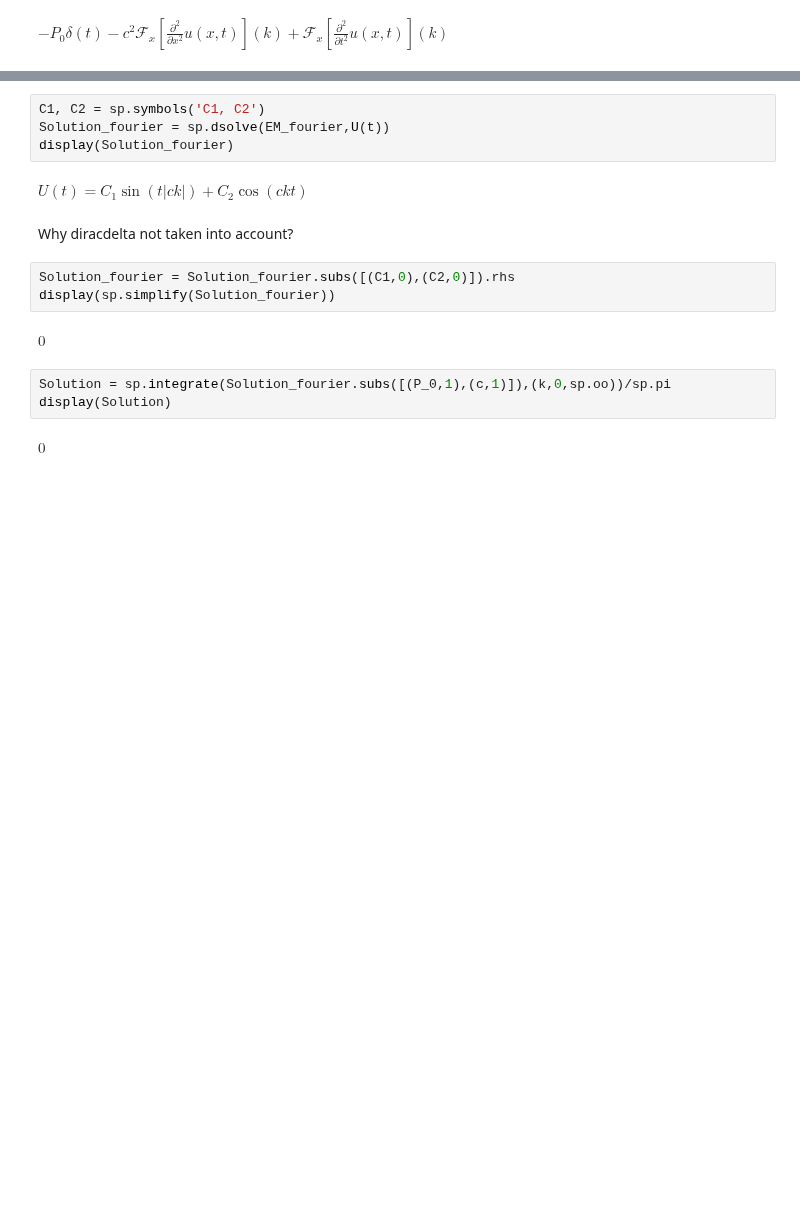
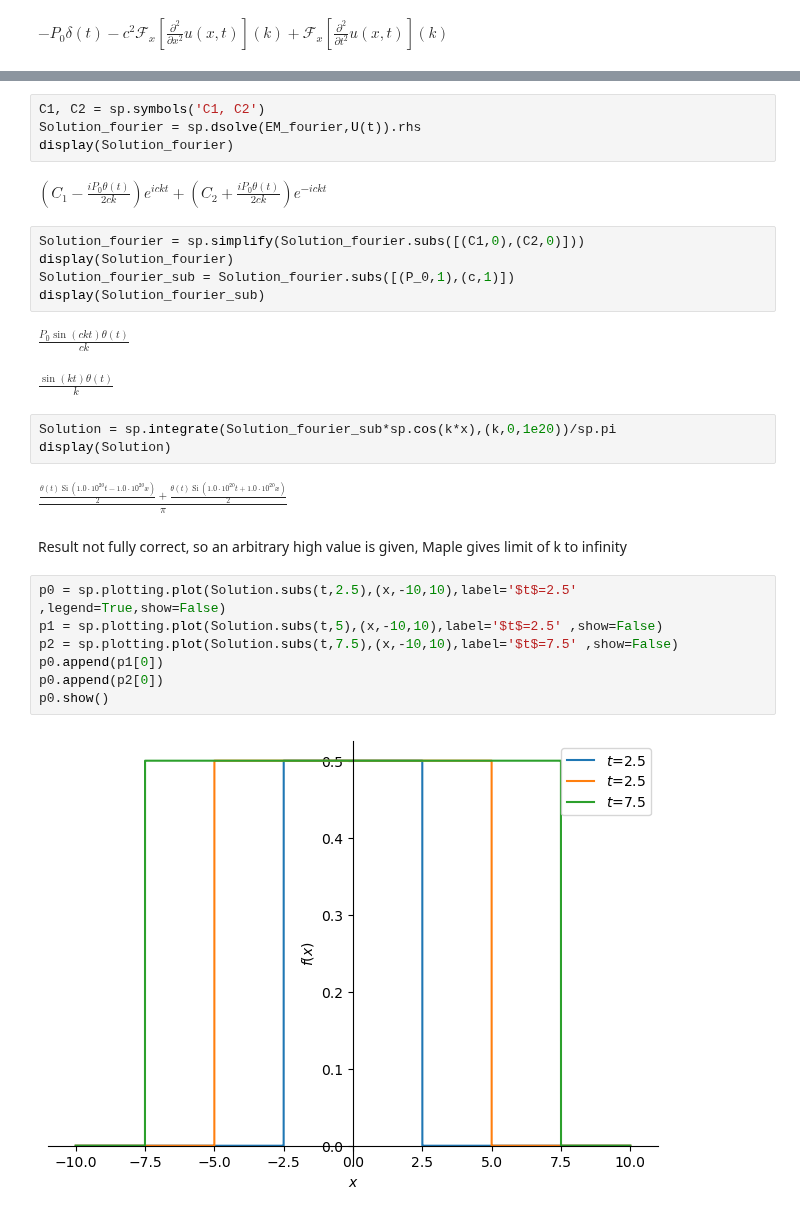
Before and after one commit to TeachBooks/sympy_mechanics, a Jupyter notebook: Examples_Dynamics_of_Structures/CIE_4140_Lecture_18_Part_1_Python.ipynb, the cells around one changed output, grey strips where cells are left out. Cells and saved outputs as stored; diff of their text form; blank space fills up the shorter version.

Commit message:
Fixed diracdelta issue

```diff
--- a/Examples_Dynamics_of_Structures/CIE_4140_Lecture_18_Part_1_Python.ipynb
+++ b/Examples_Dynamics_of_Structures/CIE_4140_Lecture_18_Part_1_Python.ipynb
@@ -28,19 +30,31 @@ $\displaystyle - P_{0} \delta\left(t\right) + c^{2} k^{2} U{\left(t \right)} + \
 -P_0*DiracDelta(t) + c**2*k**2*U(t) + Derivative(U(t), (t, 2))
 # %%
 C1, C2 = sp.symbols('C1, C2')
-Solution_fourier = sp.dsolve(EM_fourier,U(t))
+Solution_fourier = sp.dsolve(EM_fourier,U(t)).rhs
 display(Solution_fourier)
 # %% [output]
-$\displaystyle U{\left(t \right)} = C_{1} \sin{\left(t \left|{c k}\right| \right)} + C_{2} \cos{\left(c k t \right)}$
+$\displaystyle \left(C_{1} - \frac{i P_{0} \theta\left(t\right)}{2 c k}\right) e^{i c k t} + \left(C_{2} + \frac{i P_{0} \theta\left(t\right)}{2 c k}\right) e^{- i c k t}$
-# %% [markdown]
-Why diracdelta not taken into account?
+# %%
+Solution_fourier = sp.simplify(Solution_fourier.subs([(C1,0),(C2,0)]))
+display(Solution_fourier)
+Solution_fourier_sub = Solution_fourier.subs([(P_0,1),(c,1)])
+display(Solution_fourier_sub)
+# %% [output]
+$\displaystyle \frac{P_{0} \sin{\left(c k t \right)} \theta\left(t\right)}{c k}$
+$\displaystyle \frac{\sin{\left(k t \right)} \theta\left(t\right)}{k}$
 # %%
-Solution_fourier = Solution_fourier.subs([(C1,0),(C2,0)]).rhs
-display(sp.simplify(Solution_fourier))
+Solution = sp.integrate(Solution_fourier_sub*sp.cos(k*x),(k,0,1e20))/sp.pi
+display(Solution)
 # %% [output]
-$\displaystyle 0$
+$\displaystyle \frac{\frac{\theta\left(t\right) \operatorname{Si}{\left(1.0 \cdot 10^{20} t - 1.0 \cdot 10^{20} x \right)}}{2} + \frac{\theta\left(t\right) \operatorname{Si}{\left(1.0 \cdot 10^{20} t + 1.0 \cdot 10^{20} x \right)}}{2}}{\pi}$
-# %%
-Solution = sp.integrate(Solution_fourier.subs([(P_0,1),(c,1)]),(k,0,sp.oo))/sp.pi
-display(Solution)
-# %% [output]
-$\displaystyle 0$
+# %% [markdown]
+Result not fully correct, so an arbitrary high value is given, Maple gives limit of k to infinity
+# %%
+p0 = sp.plotting.plot(Solution.subs(t,2.5),(x,-10,10),label='$t$=2.5' ,legend=True,show=False)
+p1 = sp.plotting.plot(Solution.subs(t,5),(x,-10,10),label='$t$=2.5' ,show=False)
+p2 = sp.plotting.plot(Solution.subs(t,7.5),(x,-10,10),label='$t$=7.5' ,show=False)
+p0.append(p1[0])
+p0.append(p2[0])
+p0.show()
+# %% [output]
+[figure, added]
```
Also changed, not shown: parts of 16 cells of this notebook.
